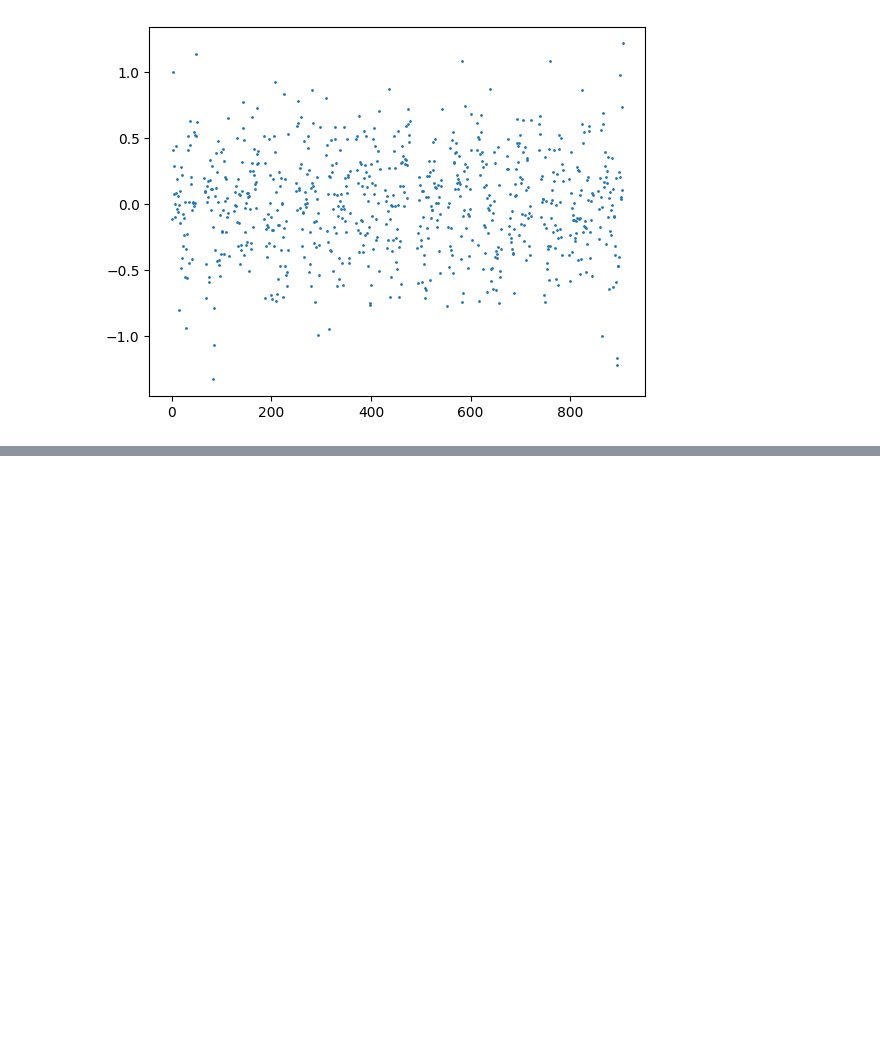
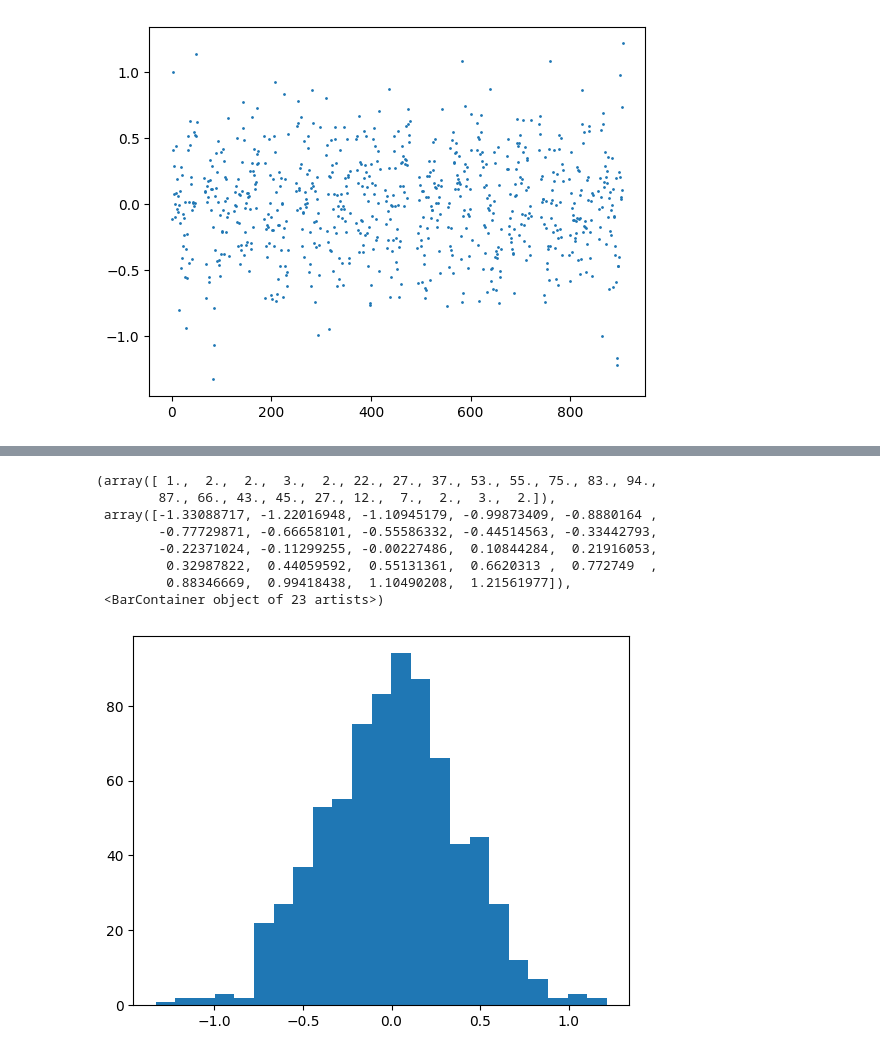
Before and after one commit to baron-de-montblanc/rfi_characterization, a Jupyter notebook: python/test.ipynb, the cells around one changed output, grey strips where cells are left out. Drawn from its saved outputs; the diff is of its cells as text; code cells hidden in the pictures; blank space fills up the shorter version.

```diff
--- a/python/test.ipynb
+++ b/python/test.ipynb
@@ -510,8 +510,8 @@ plt.scatter(np.arange(0, clean.shape[0]), clean, s=1)
 <matplotlib.collections.PathCollection at 0x...>
 [figure]
 # %%
-from new_mapper import bg_subtract
+from mapper import bg_subtract
 
-clean_amps, history, padded_amp, smooth, noise_err = bg_subtract(verbose=True)
+clean_amps, history, padded_amp, smooth, noise_err = bg_subtract(night='109285_p0', emit_test_range=0, verbose=True)
 print(clean_amps)
 # %% [output]
@@ -521,0 +539,12 @@ FileNotFoundError: [Errno 2] No such file or directory: 'coeff_params_gnorm.npy'
+# %%
+plt.hist(clean_amps, bins='auto')
+# %% [output]
+(array([ 1.,  2.,  2.,  3.,  2., 22., 27., 37., 53., 55., 75., 83., 94.,
+        87., 66., 43., 45., 27., 12.,  7.,  2.,  3.,  2.]),
+ array([-1.33088717, -1.22016948, -1.10945179, -0.99873409, -0.8880164 ,
+        -0.77729871, -0.66658101, -0.55586332, -0.44514563, -0.33442793,
+        -0.22371024, -0.11299255, -0.00227486,  0.10844284,  0.21916053,
+         0.32987822,  0.44059592,  0.55131361,  0.6620313 ,  0.772749  ,
+         0.88346669,  0.99418438,  1.10490208,  1.21561977]),
+ <BarContainer object of 23 artists>)
+[figure, added]
```
Also changed, not shown: parts of 1 cell of this notebook, 1 other file.
